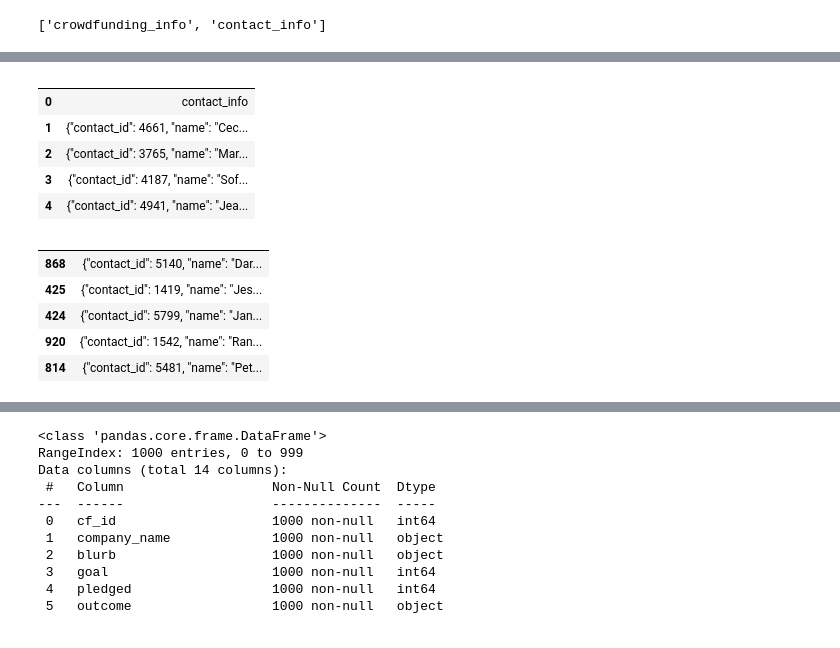
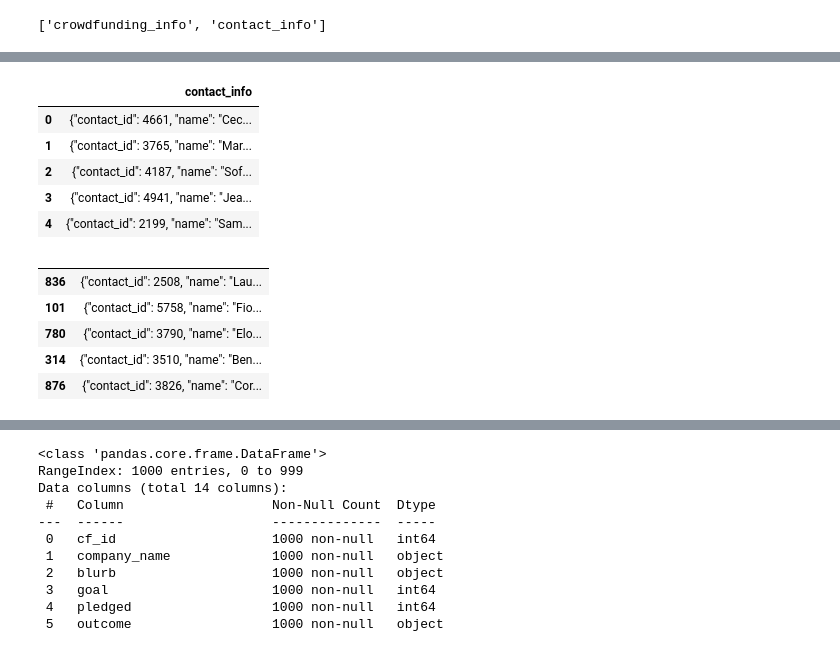
Before and after one commit to sbogue2/Crowdfunding-ETL, a Jupyter notebook: Untitled.ipynb, the cells around one changed output, grey strips where cells are left out. Cells and saved outputs as stored; diff of their text form; code cells hidden in the pictures.

```diff
--- a/Untitled.ipynb
+++ b/Untitled.ipynb
@@ -21,25 +21,25 @@ crowdfunding_info_df.head()
 # %%
 # Get the contact_info from the contact_info worksheet.
 # Increase the width of the column.
 pd.set_option('max_colwidth', 400)
-contact_info_df = pd.read_excel(crowdfunding_data, sheet_name='contact_info', header=2)
+contact_info_df = pd.read_excel(crowdfunding_data, sheet_name='contact_info', header=3)
 contact_info_df.head()
 # %% [output]
-|  |  |
-| 0 | contact_info |
-| 1 | {"contact_id": 4661, "name": "Cec... |
-| 2 | {"contact_id": 3765, "name": "Mar... |
-| 3 | {"contact_id": 4187, "name": "Sof... |
-| 4 | {"contact_id": 4941, "name": "Jea... |
+|  | contact_info |
+| 0 | {"contact_id": 4661, "name": "Cec... |
+| 1 | {"contact_id": 3765, "name": "Mar... |
+| 2 | {"contact_id": 4187, "name": "Sof... |
+| 3 | {"contact_id": 4941, "name": "Jea... |
+| 4 | {"contact_id": 2199, "name": "Sam... |
 # %%
 contact_info_df.sample(n=5)
 # %% [output]
 |  |  |
-| 868 | {"contact_id": 5140, "name": "Dar... |
-| 425 | {"contact_id": 1419, "name": "Jes... |
-| 424 | {"contact_id": 5799, "name": "Jan... |
-| 920 | {"contact_id": 1542, "name": "Ran... |
-| 814 | {"contact_id": 5481, "name": "Pet... |
+| 836 | {"contact_id": 2508, "name": "Lau... |
+| 101 | {"contact_id": 5758, "name": "Fio... |
+| 780 | {"contact_id": 3790, "name": "Elo... |
+| 314 | {"contact_id": 3510, "name": "Ben... |
+| 876 | {"contact_id": 3826, "name": "Cor... |
 # %%
 crowdfunding_info_df.sample(n=5)
 # %% [output]
```
Also changed, not shown: parts of 35 cells of this notebook, 1 other file.
